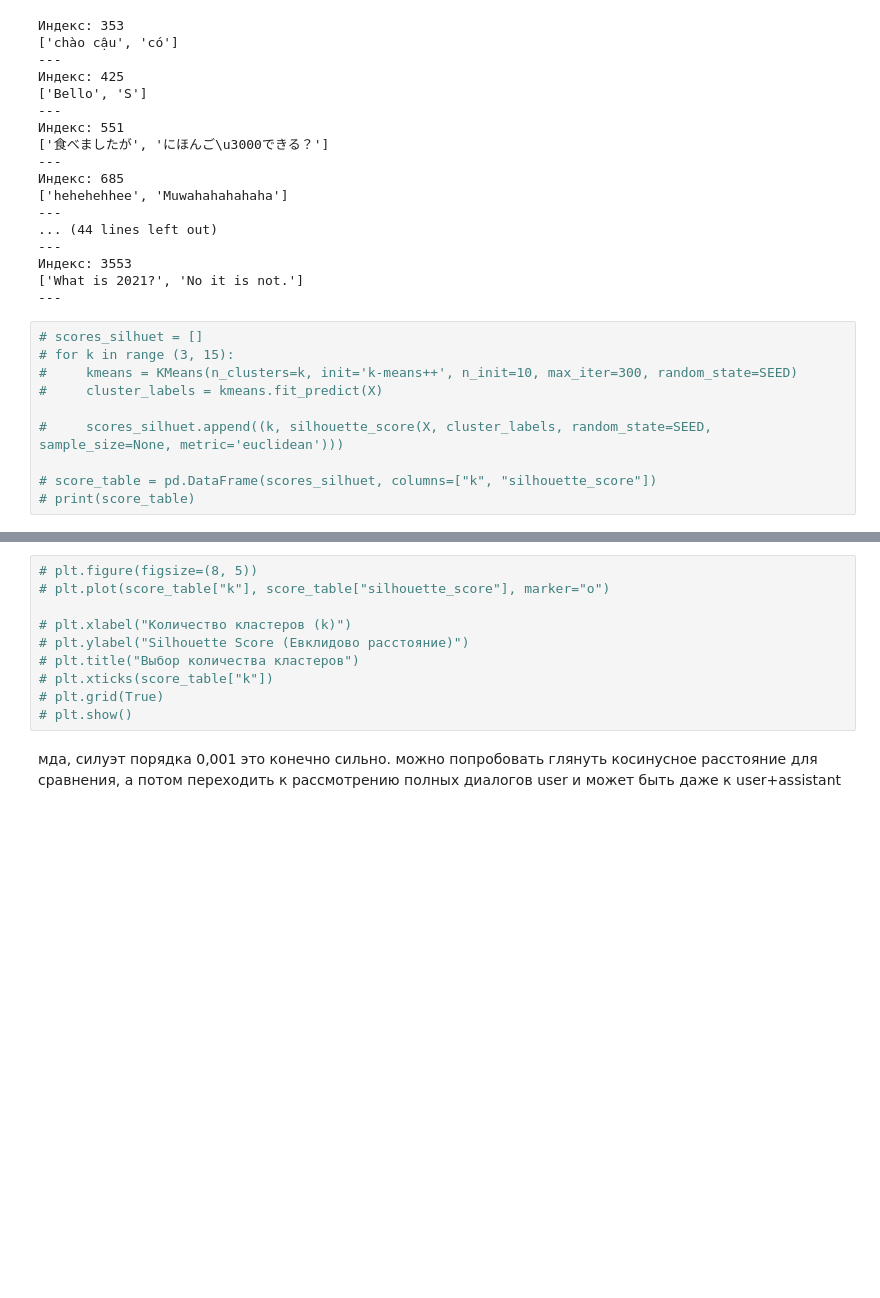
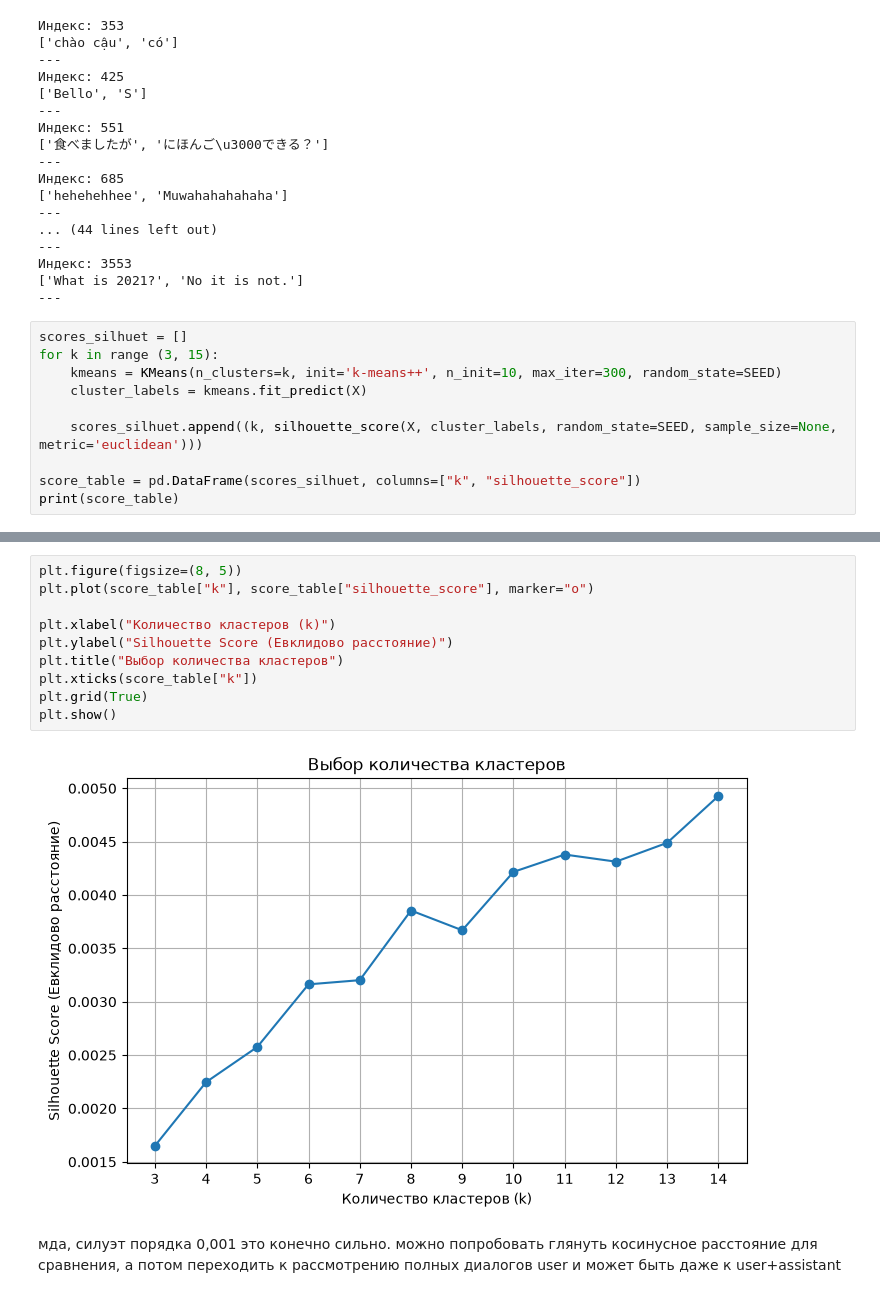
Before and after one commit to Half-Head/ML_homework, a Jupyter notebook: hw1/data_analyze.ipynb, the cells around one changed output, grey strips where cells are left out. Drawn from its saved outputs; the diff is of its cells as text; blank space fills up the shorter version.

```diff
--- a/hw1/data_analyze.ipynb
+++ b/hw1/data_analyze.ipynb
@@ -150,12 +150,12 @@ for i in empty_indices[:20]:
 ['What is 2021?', 'No it is not.']
 ---
 # %%
-# scores_silhuet = []
-# for k in range (3, 15):
-#     kmeans = KMeans(n_clusters=k, init='k-means++', n_init=10, max_iter=300, random_state=SEED)
-#     cluster_labels = kmeans.fit_predict(X)
+scores_silhuet = []
+for k in range (3, 15):
+    kmeans = KMeans(n_clusters=k, init='k-means++', n_init=10, max_iter=300, random_state=SEED)
+    cluster_labels = kmeans.fit_predict(X)
 
-#     scores_silhuet.append((k, silhouette_score(X, cluster_labels, random_state=SEED, sample_size=None, metric='euclidean')))
+    scores_silhuet.append((k, silhouette_score(X, cluster_labels, random_state=SEED, sample_size=None, metric='euclidean')))
 
-# score_table = pd.DataFrame(scores_silhuet, columns=["k", "silhouette_score"])
-# print(score_table)
+score_table = pd.DataFrame(scores_silhuet, columns=["k", "silhouette_score"])
+print(score_table)
@@ -162,13 +176,15 @@ for i in empty_indices[:20]:
 # %%
-# plt.figure(figsize=(8, 5))
-# plt.plot(score_table["k"], score_table["silhouette_score"], marker="o")
+plt.figure(figsize=(8, 5))
+plt.plot(score_table["k"], score_table["silhouette_score"], marker="o")
 
-# plt.xlabel("Количество кластеров (k)")
-# plt.ylabel("Silhouette Score (Евклидово расстояние)")
-# plt.title("Выбор количества кластеров")
-# plt.xticks(score_table["k"])
-# plt.grid(True)
-# plt.show()
+plt.xlabel("Количество кластеров (k)")
+plt.ylabel("Silhouette Score (Евклидово расстояние)")
+plt.title("Выбор количества кластеров")
+plt.xticks(score_table["k"])
+plt.grid(True)
+plt.show()
+# %% [output]
+[figure, added]
 # %% [markdown]
 мда, силуэт порядка 0,001 это конечно сильно. можно попробовать глянуть косинусное расстояние для сравнения, а потом переходить к рассмотрению полных диалогов user и может быть даже к user+assistant
 # %%
```
Also changed, not shown: parts of 21 cells of this notebook, 11 other files.
